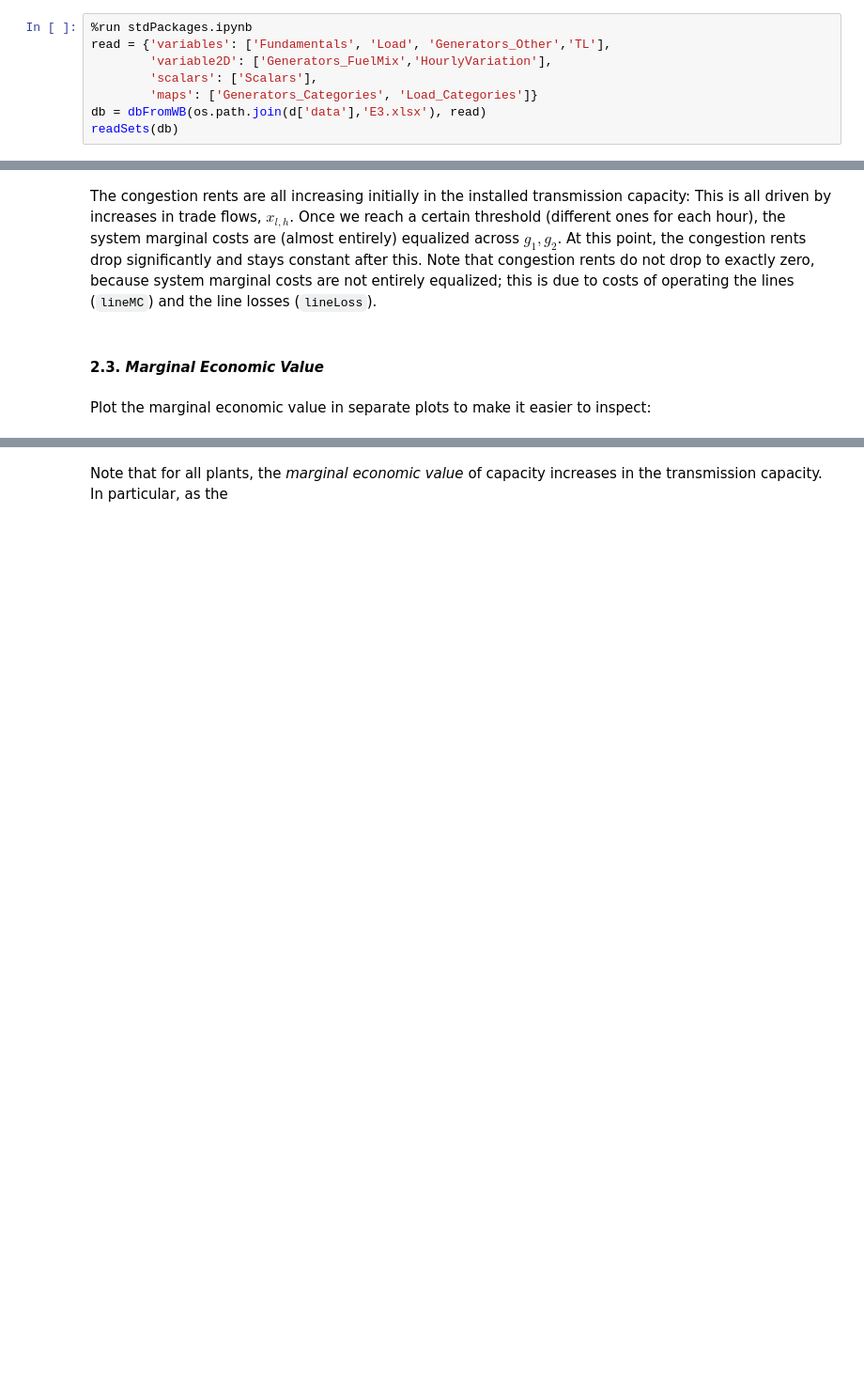
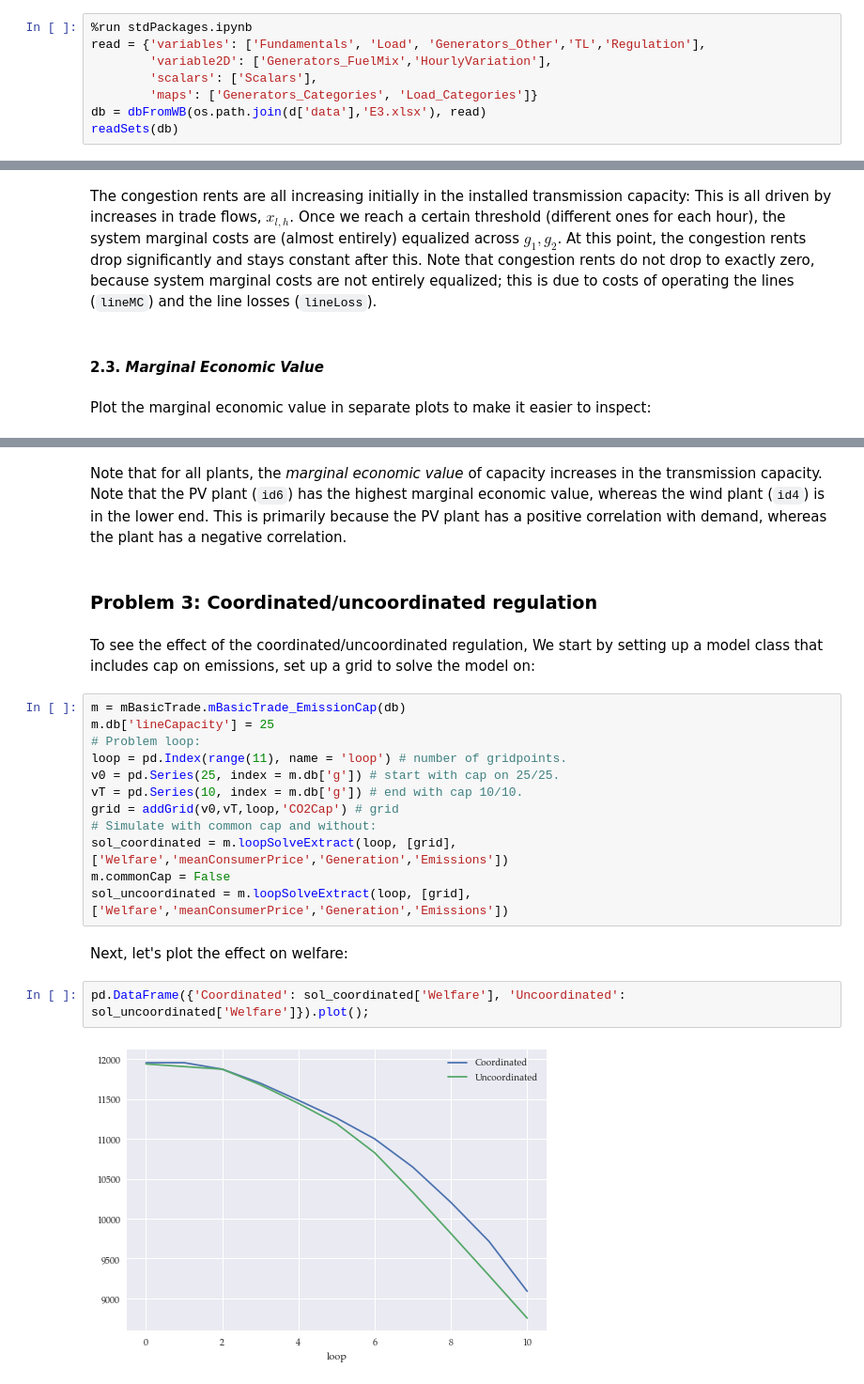
Before and after one commit to ChampionApe/EnergyEconomicsE2022, a Jupyter notebook: E3_SolutionGuide.ipynb, the cells around one changed output, grey strips where cells are left out. Shown at 94% size. Cells and saved outputs as stored; diff of their text form; blank space fills up the shorter version.

````diff
--- a/E3_SolutionGuide.ipynb
+++ b/E3_SolutionGuide.ipynb
@@ -2,7 +2,7 @@
 *Load packages and data:*
 # %%
 %run stdPackages.ipynb
-read = {'variables': ['Fundamentals', 'Load', 'Generators_Other','TL'],
+read = {'variables': ['Fundamentals', 'Load', 'Generators_Other','TL','Regulation'],
         'variable2D': ['Generators_FuelMix','HourlyVariation'],
         'scalars': ['Scalars'],
         'maps': ['Generators_Categories', 'Load_Categories']}
@@ -134,4 +133,26 @@ fig.tight_layout(); # auxiliary function that often makes the plot look a bit ni
 # %% [output]
 [figure]
 # %% [markdown]
-Note that for all plants, the *marginal economic value* of capacity increases in the transmission capacity. In particular, as the
+Note that for all plants, the *marginal economic value* of capacity increases in the transmission capacity. Note that the PV plant (```id6```) has the highest marginal economic value, whereas the wind plant (```id4```) is in the lower end. This is primarily because the PV plant has a positive correlation with demand, whereas the plant has a negative correlation.
+# %% [markdown]
+### Problem 3: Coordinated/uncoordinated regulation
+# %% [markdown]
+To see the effect of the coordinated/uncoordinated regulation, We start by setting up a model class that includes cap on emissions, set up a grid to solve the model on:
+# %%
+m = mBasicTrade.mBasicTrade_EmissionCap(db)
+m.db['lineCapacity'] = 25
+# Problem loop:
+loop = pd.Index(range(11), name = 'loop') # number of gridpoints.
+v0 = pd.Series(25, index = m.db['g']) # start with cap on 25/25.
+vT = pd.Series(10, index = m.db['g']) # end with cap 10/10.
+grid = addGrid(v0,vT,loop,'CO2Cap') # grid
+# Simulate with common cap and without:
+sol_coordinated = m.loopSolveExtract(loop, [grid], ['Welfare','meanConsumerPrice','Generation','Emissions'])
+m.commonCap = False
+sol_uncoordinated = m.loopSolveExtract(loop, [grid], ['Welfare','meanConsumerPrice','Generation','Emissions'])
+# %% [markdown]
+Next, let's plot the effect on welfare:
+# %%
+pd.DataFrame({'Coordinated': sol_coordinated['Welfare'], 'Uncoordinated': sol_uncoordinated['Welfare']}).plot();
+# %% [output]
+[figure, added]
````
Also changed, not shown: parts of 6 cells of this notebook, 25 other files.
